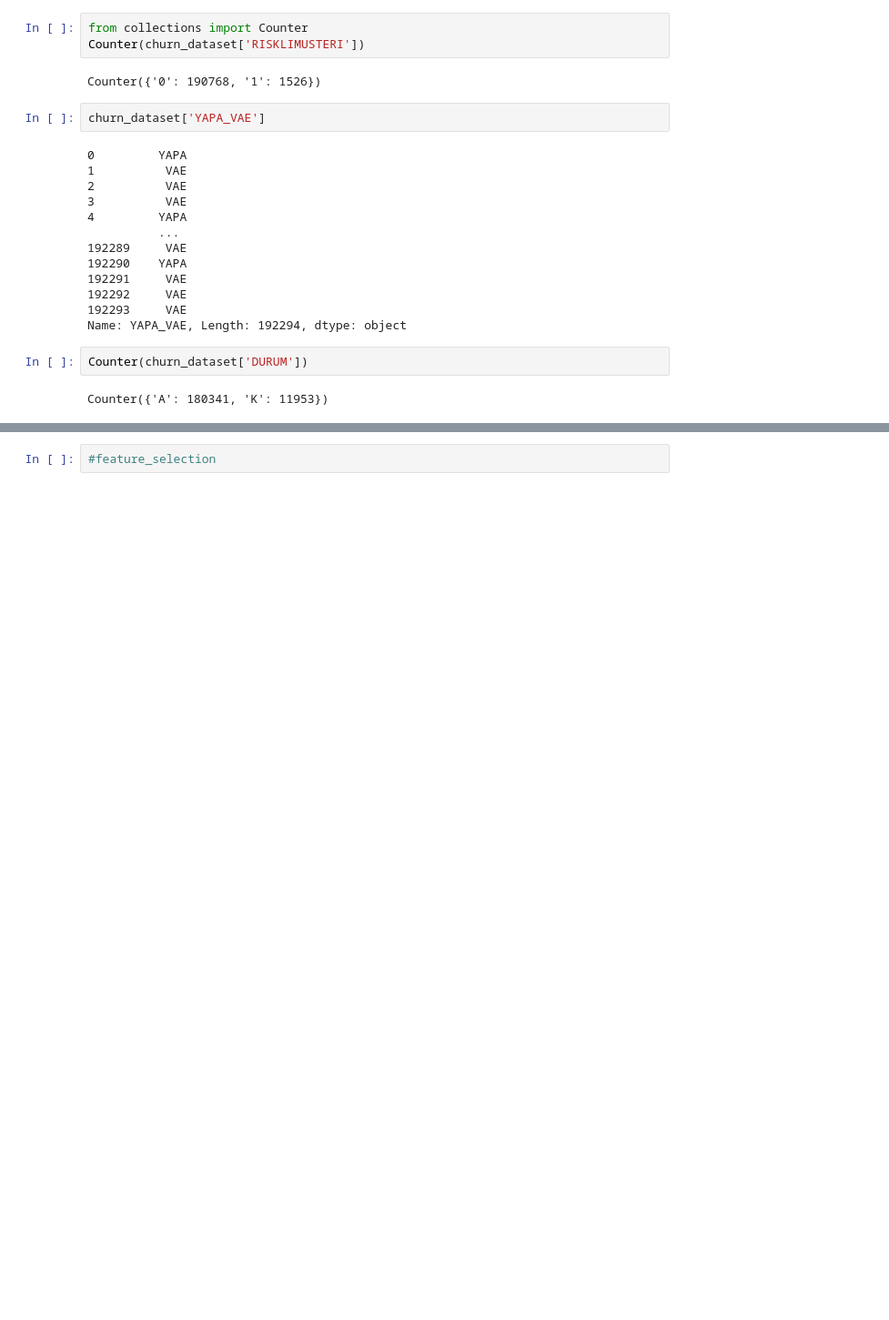
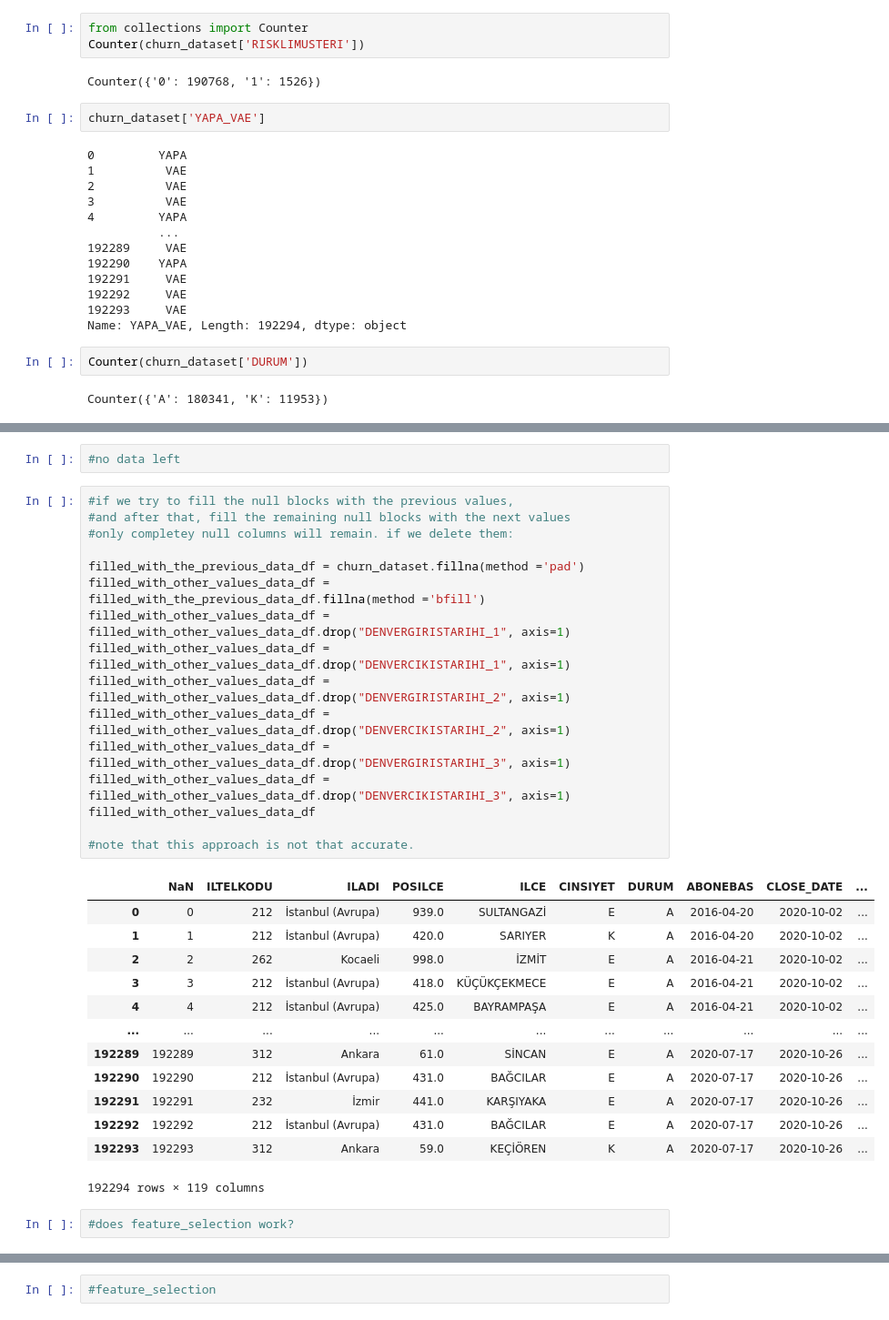
Before and after one commit to efekhrman/EHB334E_Churn_Dataset, a Jupyter notebook: EHB334E_Churn_Dataset.ipynb, the cells around one changed output, grey strips where cells are left out. Shown at 91% size. Drawn from its saved outputs; the diff is of its cells as text; blank space fills up the shorter version.

```diff
--- a/EHB334E_Churn_Dataset.ipynb
+++ b/EHB334E_Churn_Dataset.ipynb
@@ -92,0 +116,34 @@ Counter({'A': 180341, 'K': 11953})
+# %%
+#no data left
+# %%
+#if we try to fill the null blocks with the previous values,
+#and after that, fill the remaining null blocks with the next values
+#only completey null columns will remain. if we delete them:
+
+filled_with_the_previous_data_df = churn_dataset.fillna(method ='pad')
+filled_with_other_values_data_df = filled_with_the_previous_data_df.fillna(method ='bfill')
+filled_with_other_values_data_df = filled_with_other_values_data_df.drop("DENVERGIRISTARIHI_1", axis=1)
+filled_with_other_values_data_df = filled_with_other_values_data_df.drop("DENVERCIKISTARIHI_1", axis=1)
+filled_with_other_values_data_df = filled_with_other_values_data_df.drop("DENVERGIRISTARIHI_2", axis=1)
+filled_with_other_values_data_df = filled_with_other_values_data_df.drop("DENVERCIKISTARIHI_2", axis=1)
+filled_with_other_values_data_df = filled_with_other_values_data_df.drop("DENVERGIRISTARIHI_3", axis=1)
+filled_with_other_values_data_df = filled_with_other_values_data_df.drop("DENVERCIKISTARIHI_3", axis=1)
+filled_with_other_values_data_df
+
+#note that this approach is not that accurate.
+# %% [output]
+|  | NaN | ILTELKODU | ILADI | POSILCE | ILCE | CINSIYET | DURUM | ABONEBAS | CLOSE_DATE | ... |
+| 0 | 0 | 212 | İstanbul (Avrupa) | 939.0 | SULTANGAZİ | E | A | 2016-04-20 | 2020-10-02 | ... |
+| 1 | 1 | 212 | İstanbul (Avrupa) | 420.0 | SARIYER | K | A | 2016-04-20 | 2020-10-02 | ... |
+| 2 | 2 | 262 | Kocaeli | 998.0 | İZMİT | E | A | 2016-04-21 | 2020-10-02 | ... |
+| 3 | 3 | 212 | İstanbul (Avrupa) | 418.0 | KÜÇÜKÇEKMECE | E | A | 2016-04-21 | 2020-10-02 | ... |
+| 4 | 4 | 212 | İstanbul (Avrupa) | 425.0 | BAYRAMPAŞA | E | A | 2016-04-21 | 2020-10-02 | ... |
+| ... | ... | ... | ... | ... | ... | ... | ... | ... | ... | ... |
+| 192289 | 192289 | 312 | Ankara | 61.0 | SİNCAN | E | A | 2020-07-17 | 2020-10-26 | ... |
+| 192290 | 192290 | 212 | İstanbul (Avrupa) | 431.0 | BAĞCILAR | E | A | 2020-07-17 | 2020-10-26 | ... |
+| 192291 | 192291 | 232 | İzmir | 441.0 | KARŞIYAKA | E | A | 2020-07-17 | 2020-10-26 | ... |
+| 192292 | 192292 | 212 | İstanbul (Avrupa) | 431.0 | BAĞCILAR | E | A | 2020-07-17 | 2020-10-26 | ... |
+| 192293 | 192293 | 312 | Ankara | 59.0 | KEÇİÖREN | K | A | 2020-07-17 | 2020-10-26 | ... |
+192294 rows × 119 columns
+# %%
+#does feature_selection work?
```
Also changed, not shown: parts of 14 cells of this notebook.
